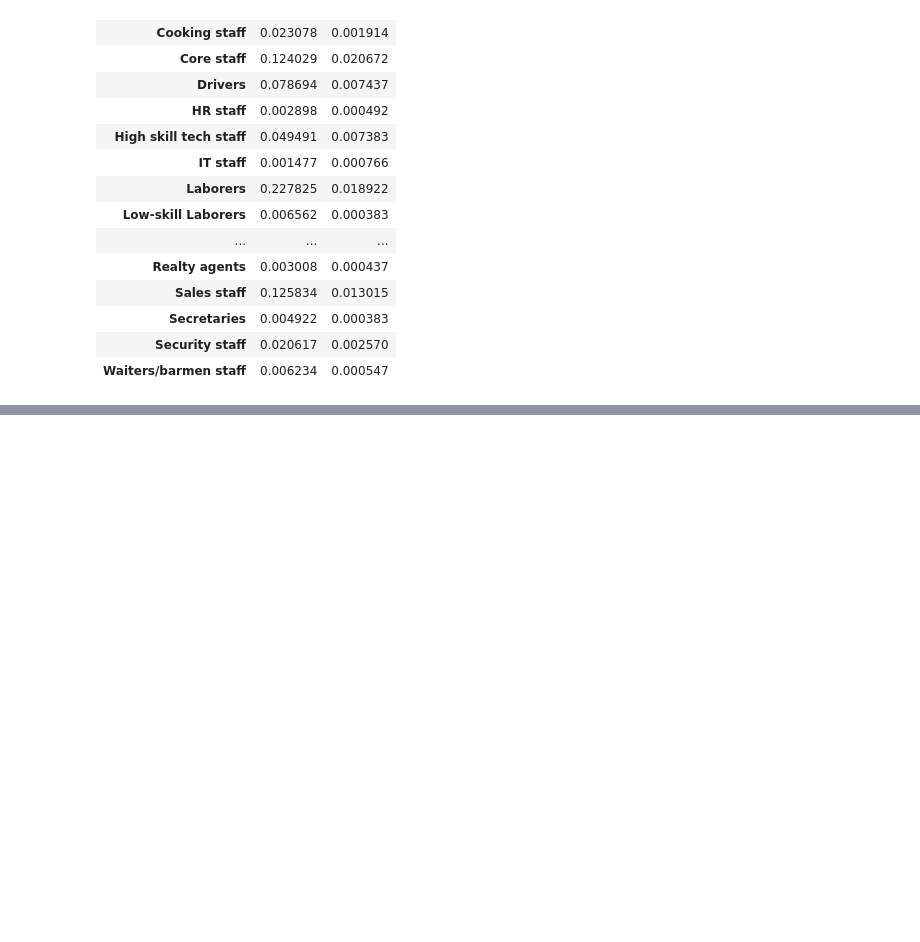
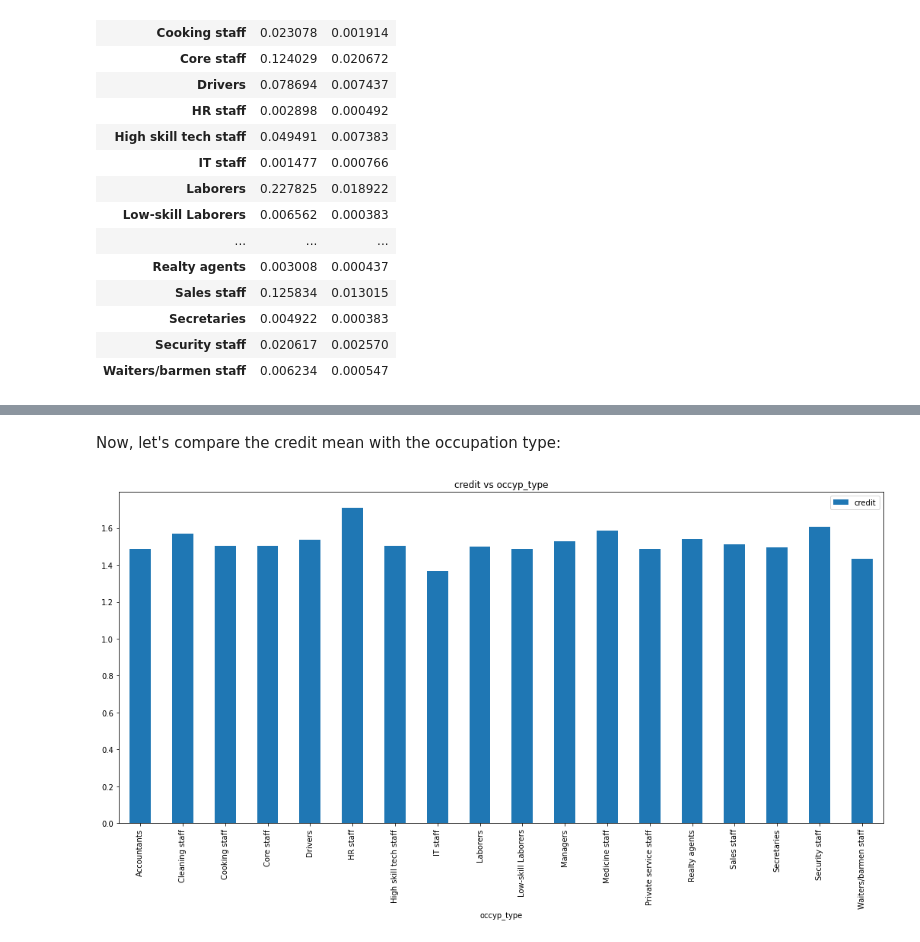
Before and after one commit to nahyunryou/AIML_project, a Jupyter notebook: notebooks/eda.ipynb, the cells around one changed output, grey strips where cells are left out. Cells and saved outputs as stored; diff of their text form; code cells hidden in the pictures; blank space fills up the shorter version.

```diff
--- a/notebooks/eda.ipynb
+++ b/notebooks/eda.ipynb
@@ -196,0 +231,2 @@ Name: FLAG_MOBIL, dtype: int64
+# %%
+df.loc[(df.DAYS_EMPLOYED)>=0,'DAYS_EMPLOYED'] = 0 # We can fix it by changing all the values greater than 0 into 0.
@@ -308,0 +433,9 @@ pd.crosstab(df["occyp_type"], df["email"], normalize=True)
+# %% [markdown]
+Now, let's compare the credit mean with the occupation type:
+# %%
+f,ax = plt.subplots(1,1,figsize=(18,8))
+df[['occyp_type','credit']].groupby(['occyp_type']).mean().plot.bar(ax=ax)
+plt.title('credit vs occyp_type')
+plt.show()
+# %% [output]
+[figure, added]
```
Also changed, not shown: parts of 24 cells of this notebook.
